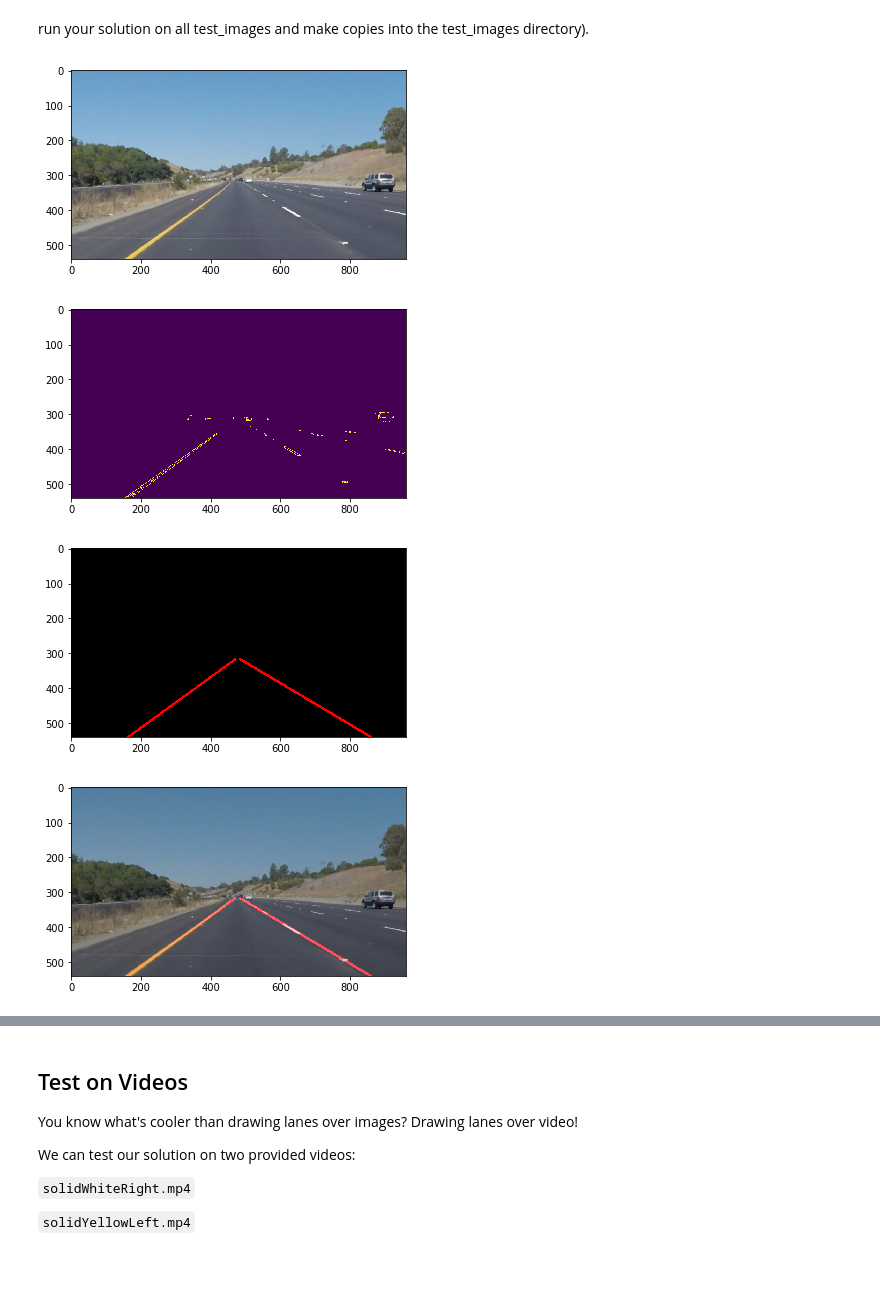
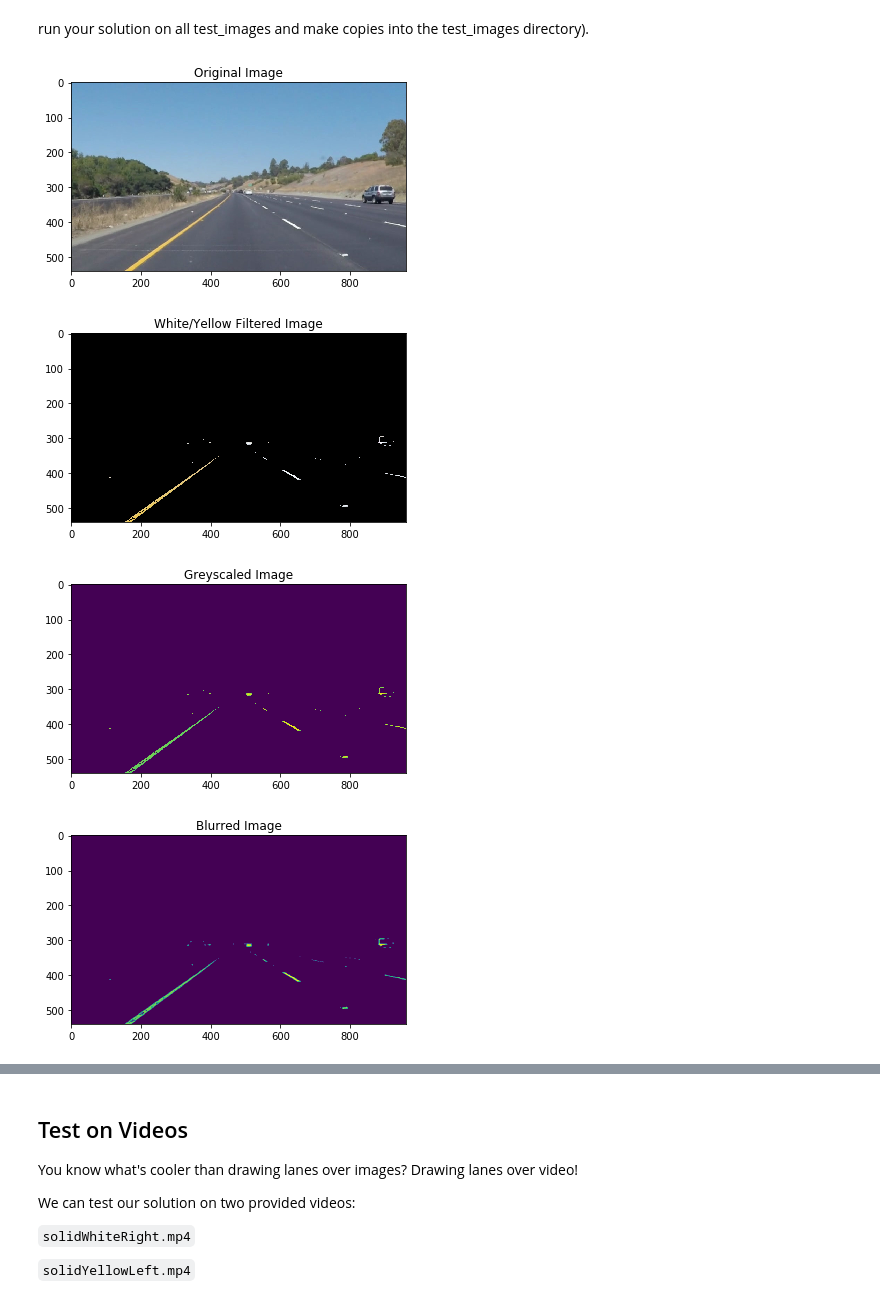
Before and after one commit to IvanLim/simple-lane-line, a Jupyter notebook: LaneLines.ipynb, the cells around one changed output, grey strips where cells are left out. Saved outputs shown, nothing was run; the diff lists cells and outputs as text; code cells hidden in the pictures; blank space fills up the shorter version.

Commit message:
Cleaned up documentation of project. Added report images.

```diff
--- a/LaneLines.ipynb
+++ b/LaneLines.ipynb
@@ -99,7 +99,7 @@ def region_of_interest(img, vertices):
     return masked_image
 
 # Draws identified lane lines on image
-def draw_lines(img, lines, color=[255, 0, 0], thickness=5):
+def extrapolate_lines(imageShape, lines, color=[255, 0, 0], thickness=5):
     # Sort the lines in to left and right lines
     # We also want to filter out 'impossible' lines that have too low a gradient
     # (Beyond the car's turning circle)
@@ -110,7 +110,6 @@ def draw_lines(img, lines, color=[255, 0, 0], thickness=5):
     rightGradients = []
     filteredLines = []
 
-    imageShape = img.shape
     regionTop = int(imageShape[0] // 1.7)
     regionBottom = imageShape[0]
 
@@ -143,7 +142,6 @@ def draw_lines(img, lines, color=[255, 0, 0], thickness=5):
     if rightPoints:
         rightXYs = list(zip(*rightPoints))
         rightXs = rightXYs[0]
-
         rightYs = rightXYs[1]
         A = np.vstack([rightXs, np.ones(len(rightXs))]).T
         rightGradient, rightOffset = np.linalg.lstsq(A, rightYs)[0]
@@ -154,16 +152,17 @@ def draw_lines(img, lines, color=[255, 0, 0], thickness=5):
 
         filteredLines += [[[rightLineX1, regionBottom, rightLineX2, regionTop]]]
 
-    for line in filteredLines:
+    return filteredLines
+
+def draw_lines(img, lines, color=[255, 0, 0], thickness=5):
+    for line in lines:
         for x1,y1,x2,y2 in line:
             cv2.line(img, (x1, y1), (x2, y2), color, thickness)
 
 # Takes in a Canny-transformed image, and draws Hough lines on it
 def hough_lines(img, rho, theta, threshold, min_line_len, max_line_gap):
     lines = cv2.HoughLinesP(img, rho, theta, threshold, np.array([]), minLineLength=min_line_len, maxLineGap=max_line_gap)
-    line_img = np.zeros((img.shape[0], img.shape[1], 3), dtype=np.uint8)
-    draw_lines(line_img, lines)
-    return line_img
+    return lines
 
 # Alpha blend two images together
 def weighted_img(img, initial_img, α=0.8, β=1., λ=0.):
@@ -207,10 +201,10 @@ tempImage = np.copy(image)
 yellowFilter = cv2.inRange(tempImage, np.array([200, 93, 61]), np.array([236, 207, 154]))
 whiteFilter = cv2.inRange(tempImage, np.array([190,190,190]), np.array([255, 255, 255]))
 combinedFilter = cv2.bitwise_or(yellowFilter, whiteFilter)
-maskedImage = cv2.bitwise_and(tempImage, tempImage, mask=combinedFilter)
+filteredImage = cv2.bitwise_and(tempImage, tempImage, mask=combinedFilter)
 
 # Convert image to greyscale
-grayImage = grayscale(maskedImage)
+grayImage = grayscale(filteredImage)
 
 # Apply gaussian blur to reduce noise
 kernelSize = 3
@@ -231,40 +225,74 @@ regionMidLeft = (imageWidth * 0.4, imageHeight / 1.3)
 regionMidRight = (imageWidth * 0.6, imageHeight / 1.3)
 regionInnerBottomLeft = (imageWidth * 0.3, imageHeight)
 regionInnerBottomRight = (imageWidth * 0.7, imageHeight)
 regionBottomLeft = (imageWidth * 0.05, imageHeight)
 regionBottomRight = (imageWidth * 0.95, imageHeight)
 vertices = np.array([[regionTopLeft, regionTopRight, regionBottomRight, regionInnerBottomRight, regionMidRight, regionMidLeft, regionInnerBottomLeft, regionBottomLeft]], dtype=np.int32)
 
 # Apply mask
 maskedImage = region_of_interest(cannyImage, vertices)
 
 # Apply Hough transform to identify lines
 rho = 1                 # distance resolution of 1 pixel
 theta = np.pi / 180     # angular resolution at 1 degree (in radians)
 threshold = 15          # minimum plt.imshow(weightedImage)number of intersections in a hough cell to be considered a line
 minLineLength = 15      # minimum length (in pixels) requirement to be considered a line
 maxLineGap = 30         # maximum acceptable gap (in pixels) to be tempImageconsidered as part of the same line
-houghLinesImage = hough_lines(maskedImage, rho, theta, threshold, minLineLength, maxLineGap)
+
+
+# Image with hough lines drawn
+houghLines = hough_lines(maskedImage, rho, theta, threshold, minLineLength, maxLineGap)
+houghLinesImage = np.zeros((image.shape[0], image.shape[1], 3), dtype=np.uint8)
+draw_lines(houghLinesImage, houghLines)
+
+# Image with extrapolated hough lines
+extrapolatedLines = extrapolate_lines(image.shape, houghLines)
+extrapolatedLinesImage = np.zeros((image.shape[0], image.shape[1], 3), dtype=np.uint8)
+draw_lines(extrapolatedLinesImage, extrapolatedLines)
 
 # Overlay Hough lines on original image
-weightedImage = weighted_img(houghLinesImage, image)
+weightedImage = weighted_img(extrapolatedLinesImage, image)
 
-plt.figure(1)
+plt.figure()
+plt.title('Original Image')
 plt.imshow(tempImage)
 
-plt.figure(2)
+plt.figure()
+plt.title('White/Yellow Filtered Image')
+plt.imshow(filteredImage)
+
+plt.figure()
+plt.title('Greyscaled Image')
+plt.imshow(grayImage)
+
+plt.figure()
+plt.title('Blurred Image')
+plt.imshow(blurGrayImage)
+
+plt.figure()
+plt.title('Canny Edge Detection')
 plt.imshow(cannyImage)
 
-plt.figure(3)
+plt.figure()
+plt.title('Region Masking')
+plt.imshow(maskedImage)
+
+plt.figure()
+plt.title('Hough Lines Image')
 plt.imshow(houghLinesImage)
 
-plt.figure(4)
+plt.figure()
+plt.title('Extrapolated Hough Lines Image')
+plt.imshow(extrapolatedLinesImage)
+
+plt.figure()
+plt.title('Combined Image')
 plt.imshow(weightedImage)
 
 
 plt.savefig(saveFileName)
 # %% [output]
-[figure, old version]
+[figure, new version]
-[figure, old version]
+[figure, new version]
-[figure, old version]
+[figure, new version]
-[figure, old version]
+[figure, new version]
```
Also changed, not shown: parts of 6 cells of this notebook, 11 other files.
